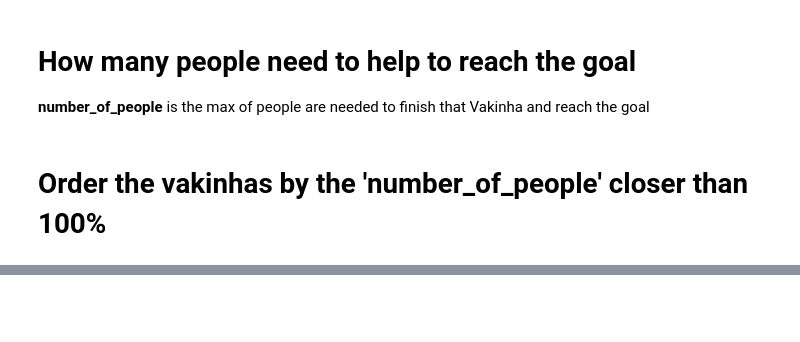
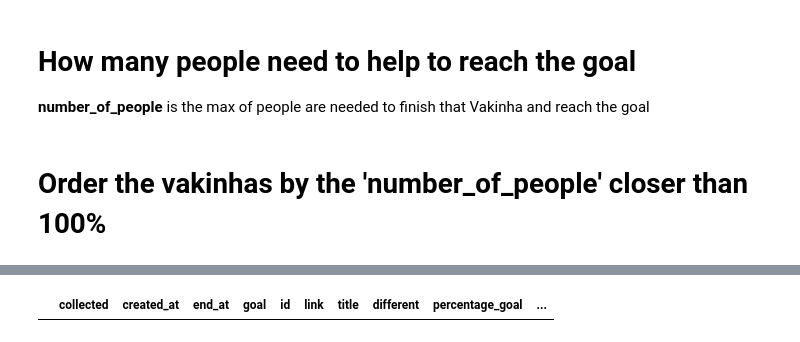
Before and after one commit to vandaimer/donates-crawler, a Jupyter notebook: Vakinha.ipynb, the cells around one changed output, grey strips where cells are left out. Drawn from its saved outputs; the diff is of its cells as text; code cells hidden in the pictures; blank space fills up the shorter version.

```diff
--- a/Vakinha.ipynb
+++ b/Vakinha.ipynb
@@ -89,0 +87,6 @@ df_sorted = df.sort_values(by=['number_of_people'])
+# %%
+from itables import show
+
+show(df)
+# %% [output]
+|  | collected | created_at | end_at | goal | id | link | title | different | percentage_goal | ... |
```
Also changed, not shown: parts of 3 cells of this notebook.
